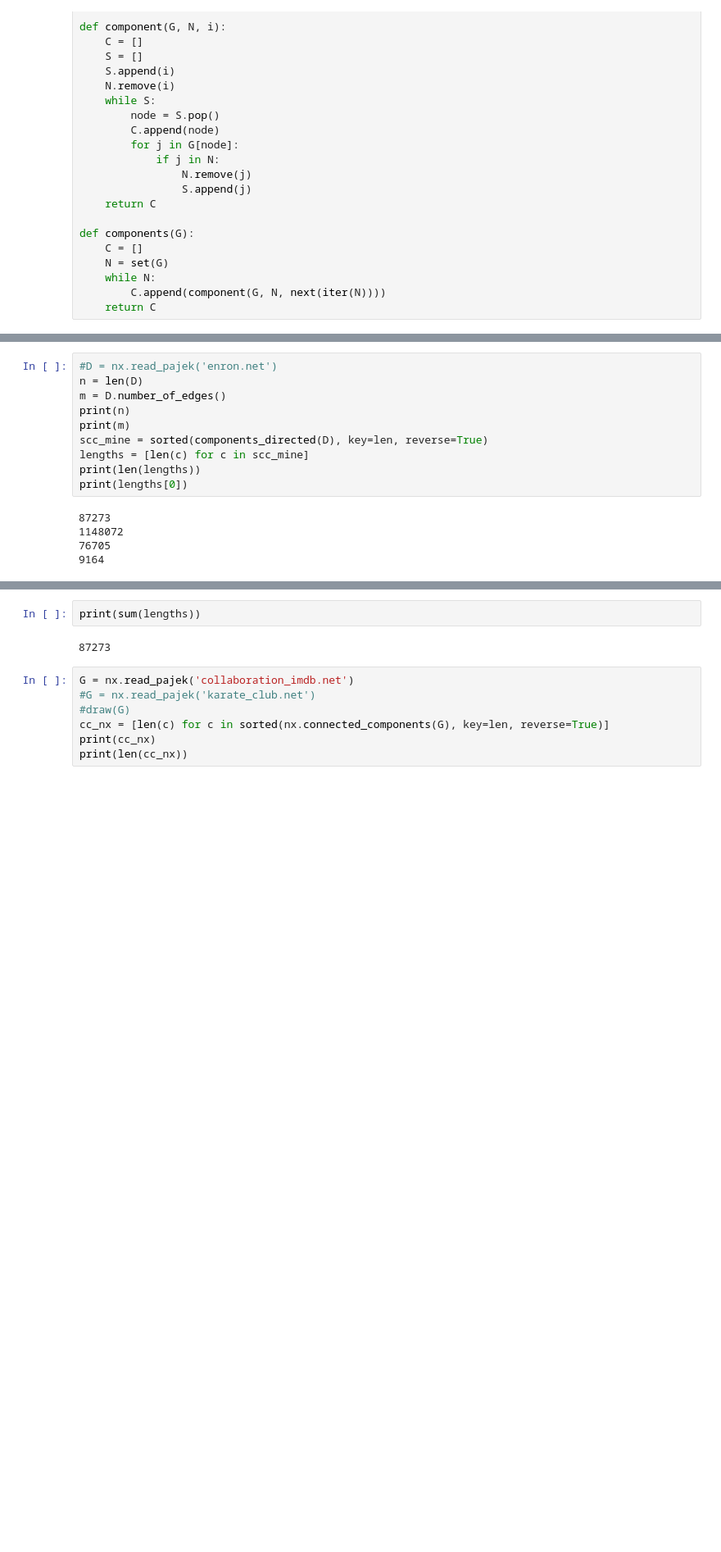
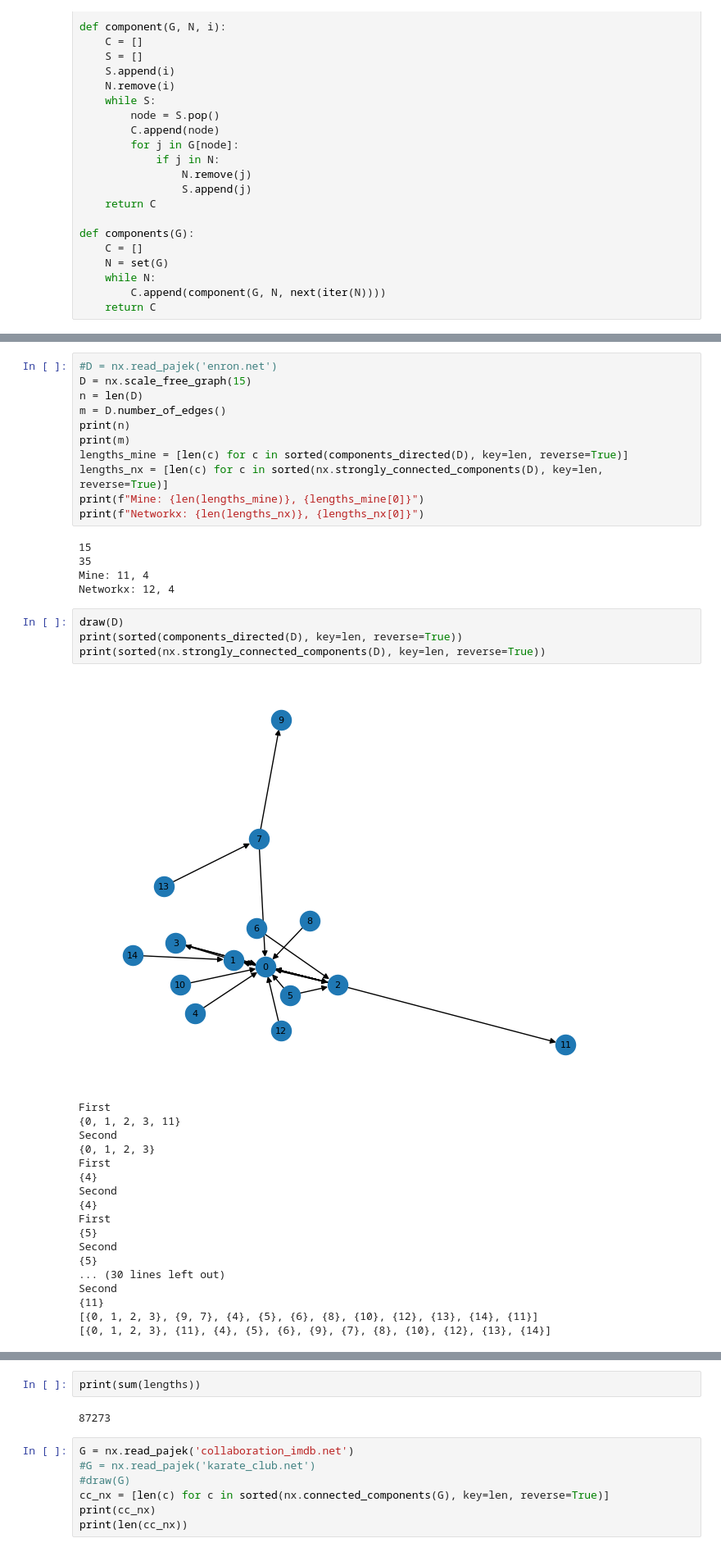
Before and after one commit to gregorzadnik/INA-HW1, a Jupyter notebook: hw1.ipynb, the cells around one changed output, grey strips where cells are left out. Shown: that part at 82% size. Cells and saved outputs as stored; diff of their text form; blank space fills up the shorter version.

```diff
--- a/hw1.ipynb
+++ b/hw1.ipynb
@@ -72,15 +94,39 @@ Finished building
 # %%
 #D = nx.read_pajek('enron.net')
+D = nx.scale_free_graph(15)
 n = len(D)
 m = D.number_of_edges()
 print(n)
 print(m)
-scc_mine = sorted(components_directed(D), key=len, reverse=True)
-lengths = [len(c) for c in scc_mine]
-print(len(lengths))
-print(lengths[0])
+lengths_mine = [len(c) for c in sorted(components_directed(D), key=len, reverse=True)]
+lengths_nx = [len(c) for c in sorted(nx.strongly_connected_components(D), key=len, reverse=True)]
+print(f"Mine: {len(lengths_mine)}, {lengths_mine[0]}")
+print(f"Networkx: {len(lengths_nx)}, {lengths_nx[0]}")
 # %% [output]
-87273
-1148072
-76705
-9164
+15
+35
+Mine: 11, 4
+Networkx: 12, 4
+# %%
+draw(D)
+print(sorted(components_directed(D), key=len, reverse=True))
+print(sorted(nx.strongly_connected_components(D), key=len, reverse=True))
+# %% [output]
+[figure, added]
+First
+{0, 1, 2, 3, 11}
+Second
+{0, 1, 2, 3}
+First
+{4}
+Second
+{4}
+First
+{5}
+Second
+{5}
+... (30 lines left out)
+Second
+{11}
+[{0, 1, 2, 3}, {9, 7}, {4}, {5}, {6}, {8}, {10}, {12}, {13}, {14}, {11}]
+[{0, 1, 2, 3}, {11}, {4}, {5}, {6}, {9}, {7}, {8}, {10}, {12}, {13}, {14}]
```
Also changed, not shown: parts of 2 cells of this notebook.
